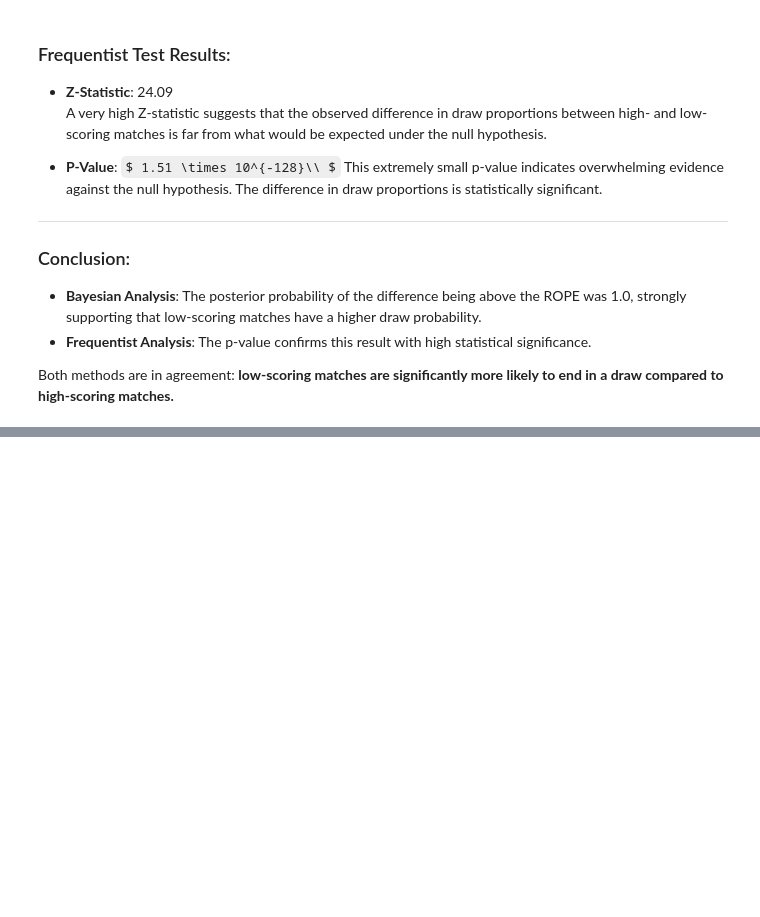
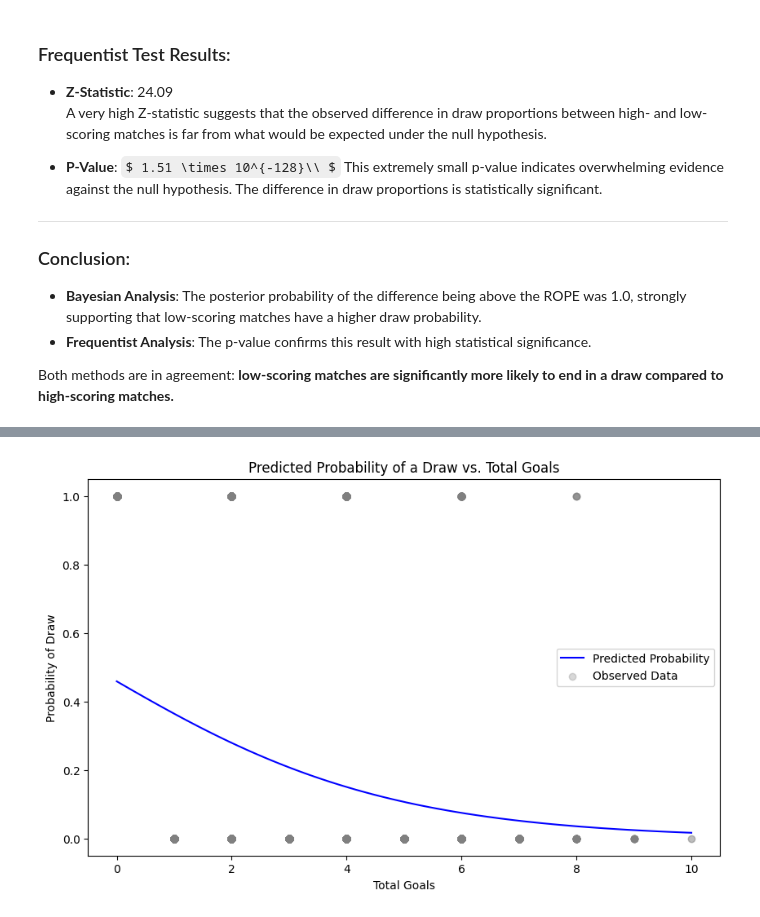
Before and after one commit to tommasosommaruga/Bayesian_proj, a Jupyter notebook: PROJ_GOOD/proj_2.ipynb, the cells around one changed output, grey strips where cells are left out. Saved outputs shown, nothing was run; the diff lists cells and outputs as text; code cells hidden in the pictures; some formulas as TeX source; blank space fills up the shorter version.

```diff
--- a/PROJ_GOOD/proj_2.ipynb
+++ b/PROJ_GOOD/proj_2.ipynb
@@ -332,0 +417,19 @@ Both methods are in agreement: **low-scoring matches are significantly more like
+# %%
+# 2. Plot the predicted probability curve
+beta_0_samples = regression_trace.posterior['beta_0'].mean(dim=('chain', 'draw')).values
+beta_1_samples = regression_trace.posterior['beta_1'].mean(dim=('chain', 'draw')).values
+
+# Generate predicted probabilities over a range of total goals
+x_vals = np.linspace(0, 10, 100)
+predicted_probs = 1 / (1 + np.exp(-(beta_0_samples + beta_1_samples * x_vals)))
+
+plt.figure(figsize=(10, 6))
+plt.plot(x_vals, predicted_probs, label="Predicted Probability", color="blue")
+plt.scatter(X, y, alpha=0.3, color="gray", label="Observed Data")
+plt.title("Predicted Probability of a Draw vs. Total Goals")
+plt.xlabel("Total Goals")
+plt.ylabel("Probability of Draw")
+plt.legend()
+plt.show()
+# %% [output]
+[figure, added]
```
Also changed, not shown: parts of 6 cells of this notebook, 2 other files.
